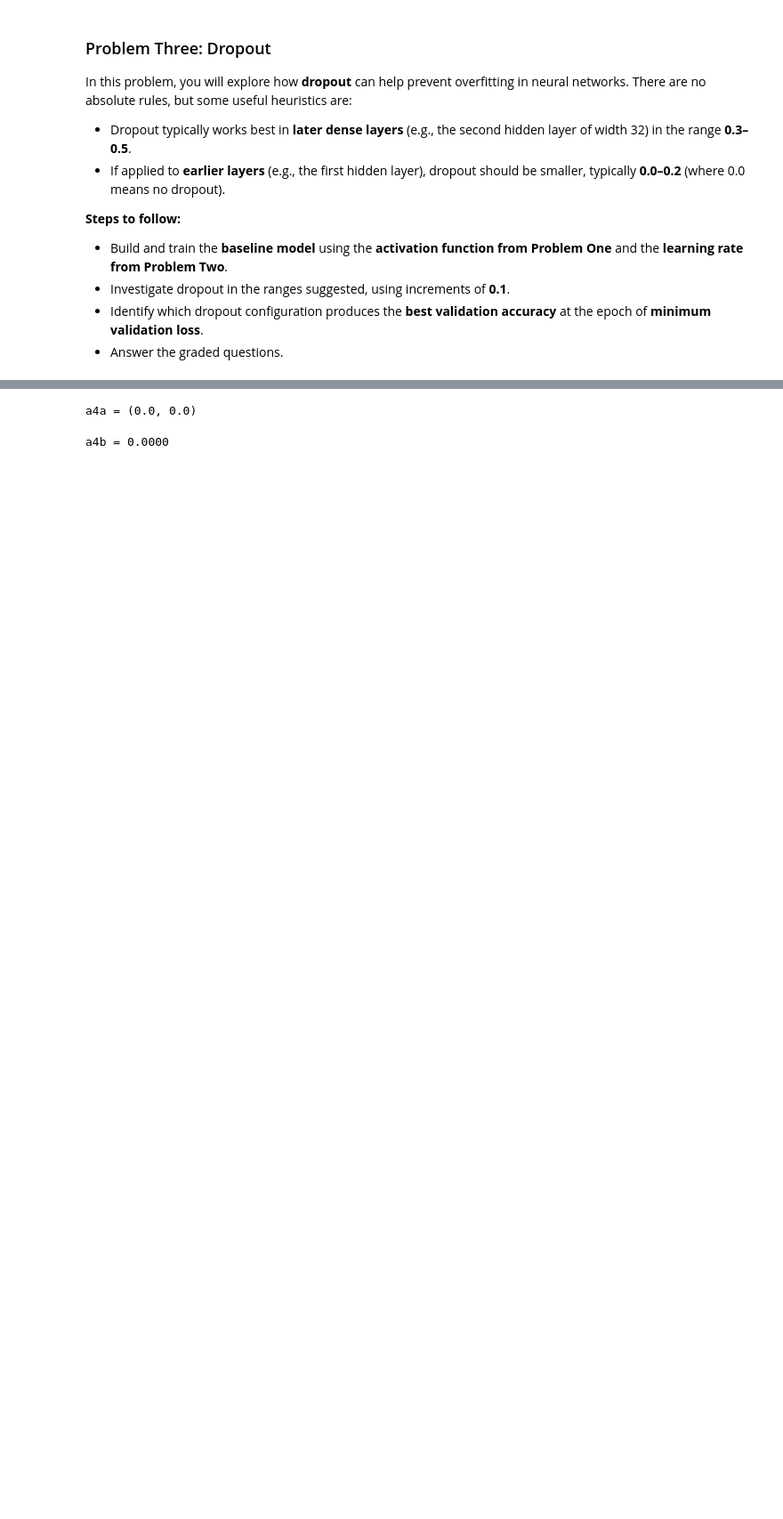
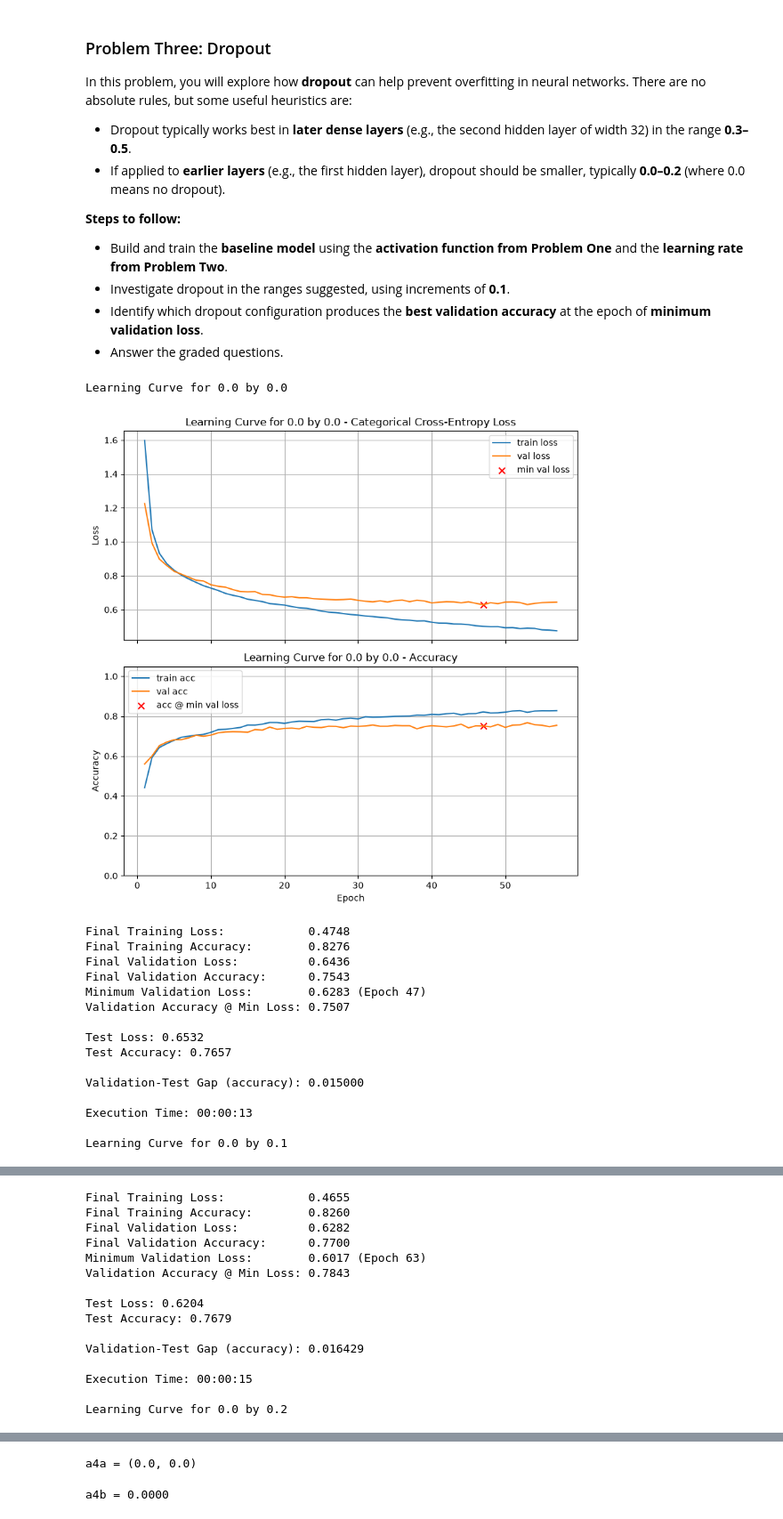
Before and after one commit to AL-Holmes/DX703-Assignments, a Jupyter notebook: Homework_03.ipynb, the cells around one changed output, grey strips where cells are left out. Shown at 89% size. Cells and saved outputs as stored; diff of their text form; code cells hidden in the pictures; blank space fills up the shorter version.

```diff
--- a/Homework_03.ipynb
+++ b/Homework_03.ipynb
@@ -504,0 +595,4 @@ In this problem, you will continue working with the **baseline model** and deter
+# %%
+p2_models
+p2_results = dict(zip([1e-3, 5e-4, 1e-4, 5e-5, 1e-5],[max(x) for x in results_P2]))
+p2_results
@@ -507,7 +607,7 @@ In this problem, you will continue working with the **baseline model** and deter
 # %%
 # Set a2a to the learning rate which provided the best validation accuracy at the epoch of minimum validation loss
 
-a2a = 0.0           # Replace 0.0 with your answer
+a2a = max(p2_results)          # Replace 0.0 with your answer
 # %%
 # Graded Answer
 # DO NOT change this cell in any way
@@ -541,4 +641,32 @@ In this problem, you will explore how **dropout** can help prevent overfitting i
 * Identify which dropout configuration produces the **best validation accuracy** at the epoch of **minimum validation loss**.
 * Answer the graded questions.
 # %%
-# Your code here. Add as many cells as you need.
+# Drop out rates [0-0.5]
+drop_out_range = np.arange(0,0.5,0.1)
+# Model with early stopping
+results_P3 = []
+p3_models = []
+for dropout in drop_out_range:
+    for layer2_dropout in drop_out_range:
+        model_baseline = build_model(X_train.shape[1], [ (64,'relu',0.0,dropout), (32,'relu',0.001,layer2_dropout)], n_classes)
+        history = train_and_test(model_baseline,title=f"Learning Curve for {dropout} by {layer2_dropout}",lr_schedule=a2a,return_history=True)
+        results_P3.append(history.history['val_accuracy'])
+        p3_models.append(history)
+# %% [output]
+Learning Curve for 0.0 by 0.0
+[figure, added]
+Final Training Loss:            0.4748
+Final Training Accuracy:        0.8276
+Final Validation Loss:          0.6436
+Final Validation Accuracy:      0.7543
+Minimum Validation Loss:        0.6283 (Epoch 47)
+Validation Accuracy @ Min Loss: 0.7507
+
+Test Loss: 0.6532
+Test Accuracy: 0.7657
+
+Validation-Test Gap (accuracy): 0.015000
+
+Execution Time: 00:00:13
+
+Learning Curve for 0.0 by 0.1
@@ -544,0 +674,15 @@ In this problem, you will explore how **dropout** can help prevent overfitting i
+Final Training Loss:            0.4655
+Final Training Accuracy:        0.8260
+Final Validation Loss:          0.6282
+Final Validation Accuracy:      0.7700
+Minimum Validation Loss:        0.6017 (Epoch 63)
+Validation Accuracy @ Min Loss: 0.7843
+
+Test Loss: 0.6204
+Test Accuracy: 0.7679
+
+Validation-Test Gap (accuracy): 0.016429
+
+Execution Time: 00:00:15
+
+Learning Curve for 0.0 by 0.2
```
Also changed, not shown: parts of 13 cells of this notebook.
